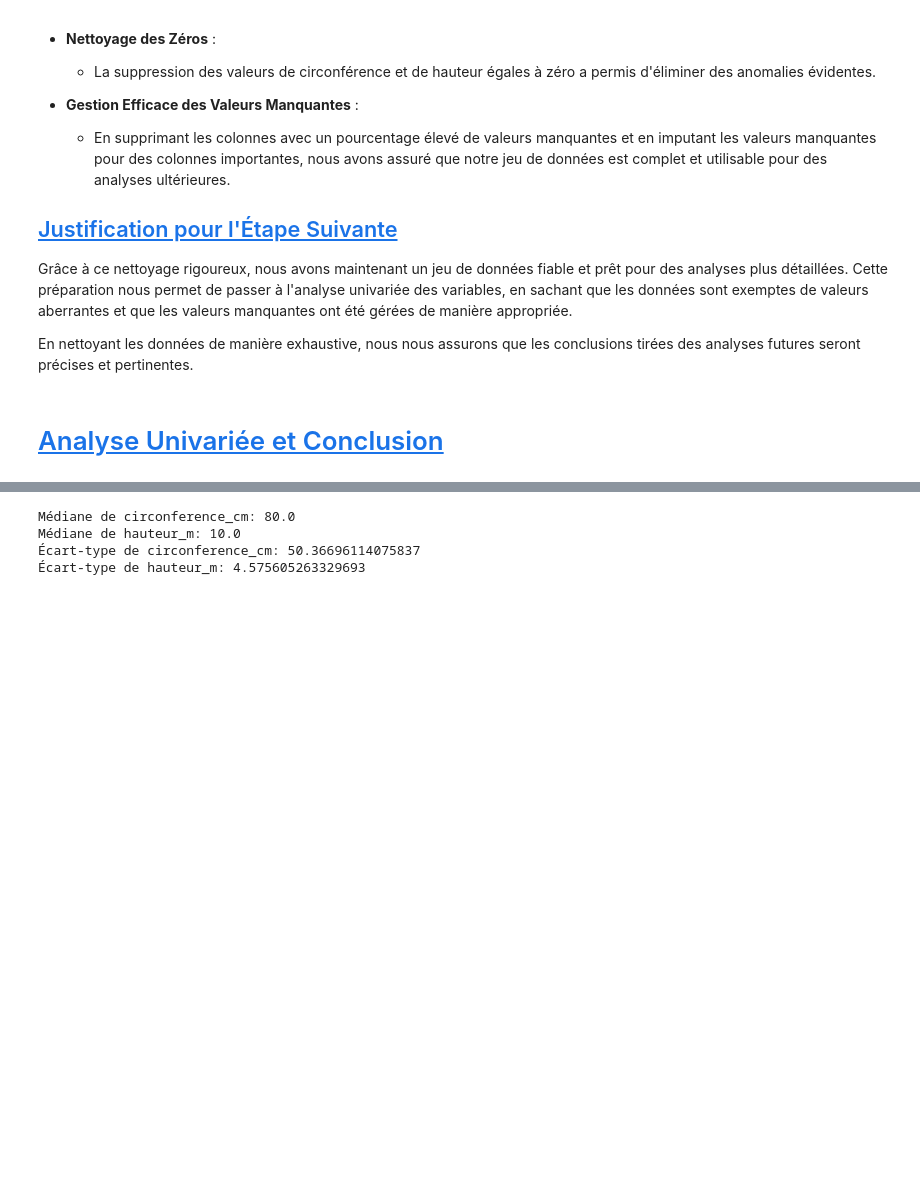
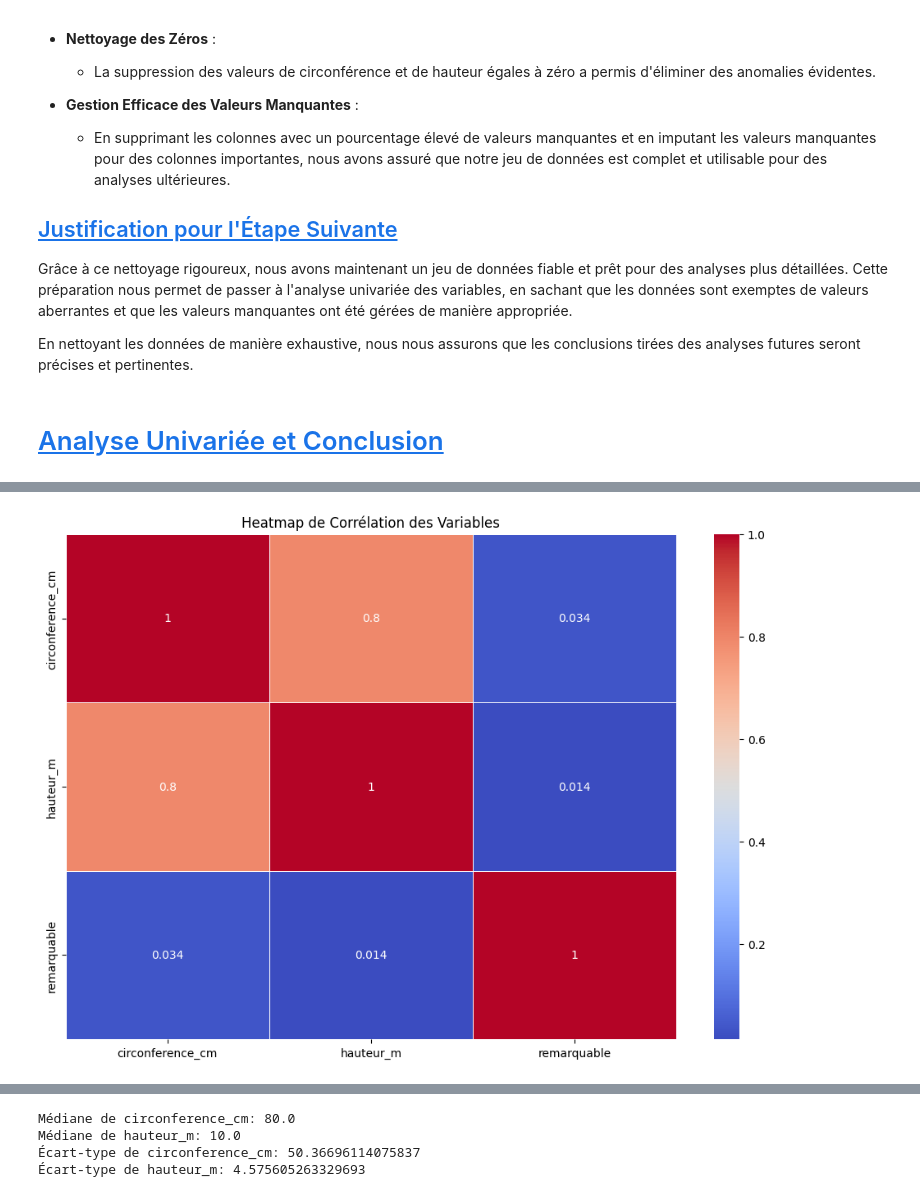
Before and after one commit to Krock13/AI_Engineer_Project_2_Smart_City, a Jupyter notebook: smart_city.ipynb, the cells around one changed output, grey strips where cells are left out. Cells and saved outputs as stored; diff of their text form; code cells hidden in the pictures; blank space fills up the shorter version.

Commit message:
Ajout de plusieurs graphiques au notebook.

```diff
--- a/smart_city.ipynb
+++ b/smart_city.ipynb
@@ -338,0 +353,15 @@ En nettoyant les données de manière exhaustive, nous nous assurons que les con
+# %%
+# Sélectionner uniquement les colonnes numériques et exclure les colonnes non pertinentes
+columns_to_exclude = ['id', 'geo_point_2d_a', 'geo_point_2d_b']
+numerical_data = data_cleaned.select_dtypes(include=[np.number]).drop(columns=columns_to_exclude)
+
+# Calculer la matrice de corrélation
+correlation_matrix = numerical_data.corr()
+
+# Afficher la heatmap
+plt.figure(figsize=(12, 8))
+sns.heatmap(correlation_matrix, annot=True, cmap='coolwarm', linewidths=.5)
+plt.title('Heatmap de Corrélation des Variables')
+plt.show()
+# %% [output]
+[figure, added]
```
Also changed, not shown: parts of 16 cells of this notebook, 1 other file.
